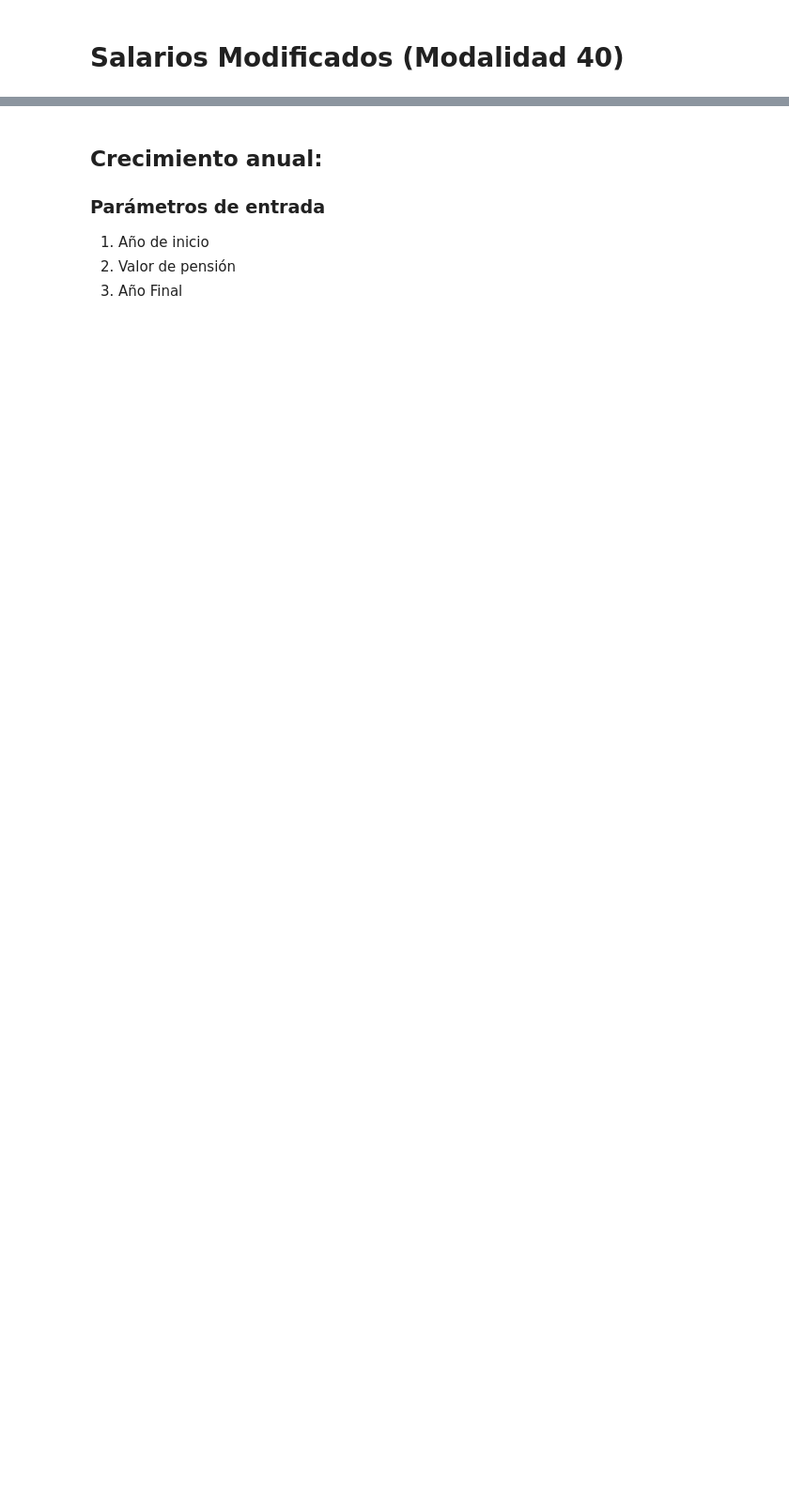
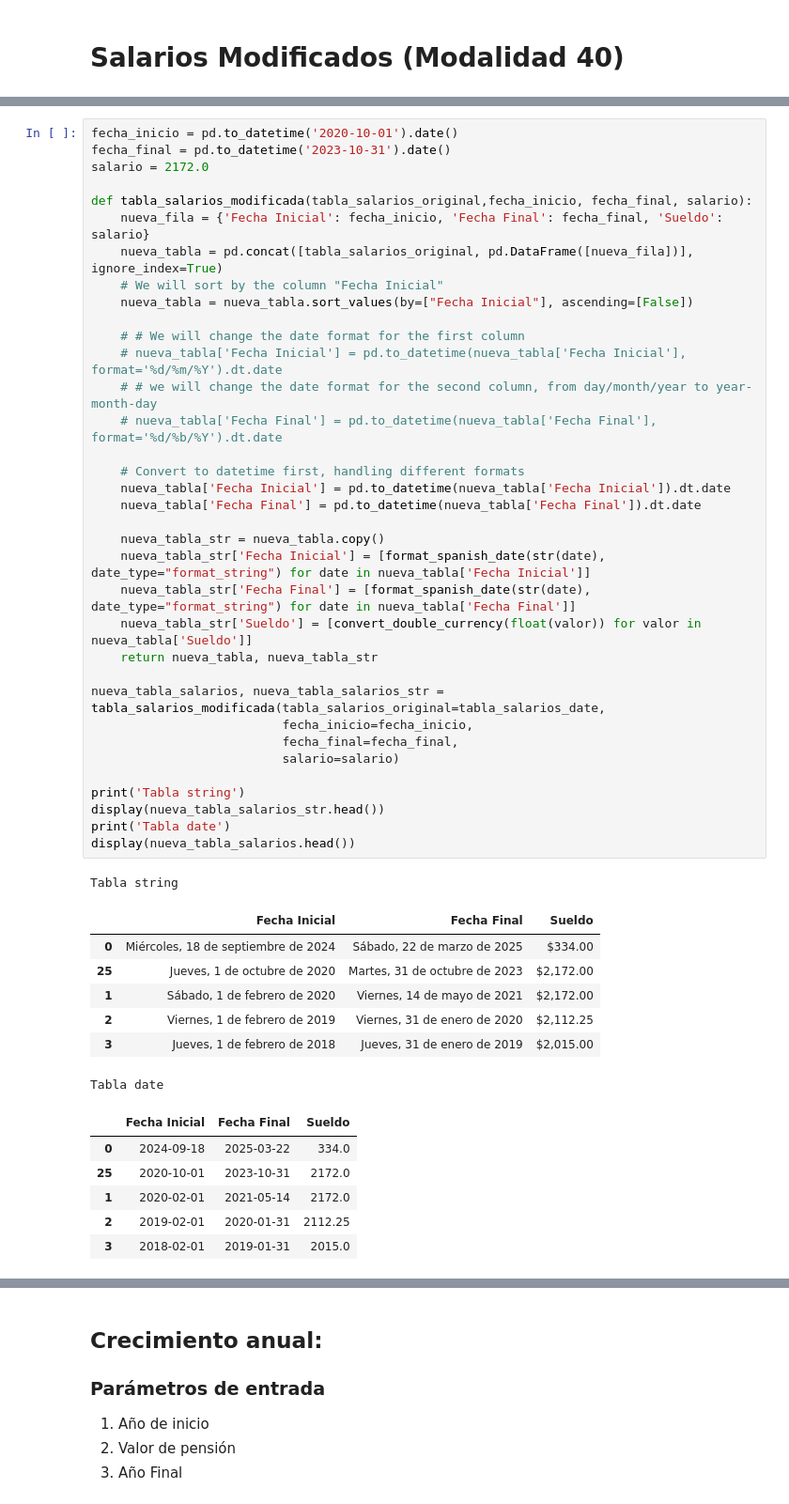
Before and after one commit to Alfonzo1114/streamlit, a Jupyter notebook: Pensiones_V3.ipynb, the cells around one changed output, grey strips where cells are left out. Shown at 94% size. Saved outputs shown, nothing was run; the diff lists cells and outputs as text; blank space fills up the shorter version.

```diff
--- a/Pensiones_V3.ipynb
+++ b/Pensiones_V3.ipynb
@@ -1156,0 +573,50 @@ Total Payment: $223,211.30
+# %%
+fecha_inicio = pd.to_datetime('2020-10-01').date()
+fecha_final = pd.to_datetime('2023-10-31').date()
+salario = 2172.0
+
+def tabla_salarios_modificada(tabla_salarios_original,fecha_inicio, fecha_final, salario):
+    nueva_fila = {'Fecha Inicial': fecha_inicio, 'Fecha Final': fecha_final, 'Sueldo': salario}
+    nueva_tabla = pd.concat([tabla_salarios_original, pd.DataFrame([nueva_fila])], ignore_index=True)
+    # We will sort by the column "Fecha Inicial"
+    nueva_tabla = nueva_tabla.sort_values(by=["Fecha Inicial"], ascending=[False])
+
+    # # We will change the date format for the first column
+    # nueva_tabla['Fecha Inicial'] = pd.to_datetime(nueva_tabla['Fecha Inicial'], format='%d/%m/%Y').dt.date
+    # # we will change the date format for the second column, from day/month/year to year-month-day
+    # nueva_tabla['Fecha Final'] = pd.to_datetime(nueva_tabla['Fecha Final'], format='%d/%b/%Y').dt.date
+
+    # Convert to datetime first, handling different formats
+    nueva_tabla['Fecha Inicial'] = pd.to_datetime(nueva_tabla['Fecha Inicial']).dt.date
+    nueva_tabla['Fecha Final'] = pd.to_datetime(nueva_tabla['Fecha Final']).dt.date
+
+    nueva_tabla_str = nueva_tabla.copy()
+    nueva_tabla_str['Fecha Inicial'] = [format_spanish_date(str(date), date_type="format_string") for date in nueva_tabla['Fecha Inicial']]
+    nueva_tabla_str['Fecha Final'] = [format_spanish_date(str(date), date_type="format_string") for date in nueva_tabla['Fecha Final']]
+    nueva_tabla_str['Sueldo'] = [convert_double_currency(float(valor)) for valor in nueva_tabla['Sueldo']]
+    return nueva_tabla, nueva_tabla_str
+
+nueva_tabla_salarios, nueva_tabla_salarios_str = tabla_salarios_modificada(tabla_salarios_original=tabla_salarios_date,
+                          fecha_inicio=fecha_inicio,
+                          fecha_final=fecha_final,
+                          salario=salario)
+
+print('Tabla string')
+display(nueva_tabla_salarios_str.head())
+print('Tabla date')
+display(nueva_tabla_salarios.head())
+# %% [output]
+Tabla string
+|  | Fecha Inicial | Fecha Final | Sueldo |
+| 0 | Miércoles, 18 de septiembre de 2024 | Sábado, 22 de marzo de 2025 | $334.00 |
+| 25 | Jueves, 1 de octubre de 2020 | Martes, 31 de octubre de 2023 | $2,172.00 |
+| 1 | Sábado, 1 de febrero de 2020 | Viernes, 14 de mayo de 2021 | $2,172.00 |
+| 2 | Viernes, 1 de febrero de 2019 | Viernes, 31 de enero de 2020 | $2,112.25 |
+| 3 | Jueves, 1 de febrero de 2018 | Jueves, 31 de enero de 2019 | $2,015.00 |
+Tabla date
+|  | Fecha Inicial | Fecha Final | Sueldo |
+| 0 | 2024-09-18 | 2025-03-22 | 334.0 |
+| 25 | 2020-10-01 | 2023-10-31 | 2172.0 |
+| 1 | 2020-02-01 | 2021-05-14 | 2172.0 |
+| 2 | 2019-02-01 | 2020-01-31 | 2112.25 |
+| 3 | 2018-02-01 | 2019-01-31 | 2015.0 |
```
Also changed, not shown: parts of 31 cells of this notebook, 2 other files.
